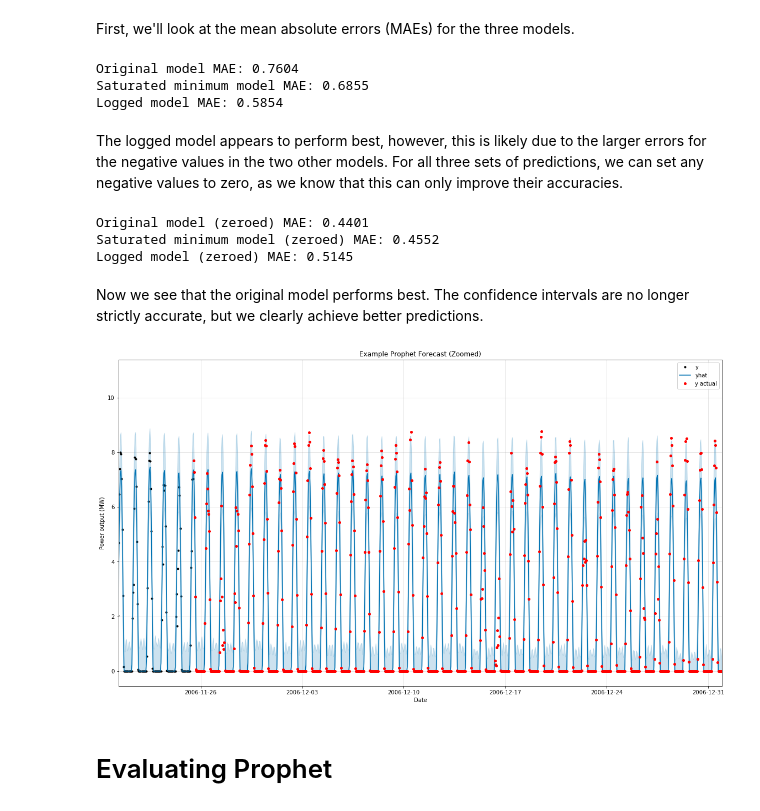
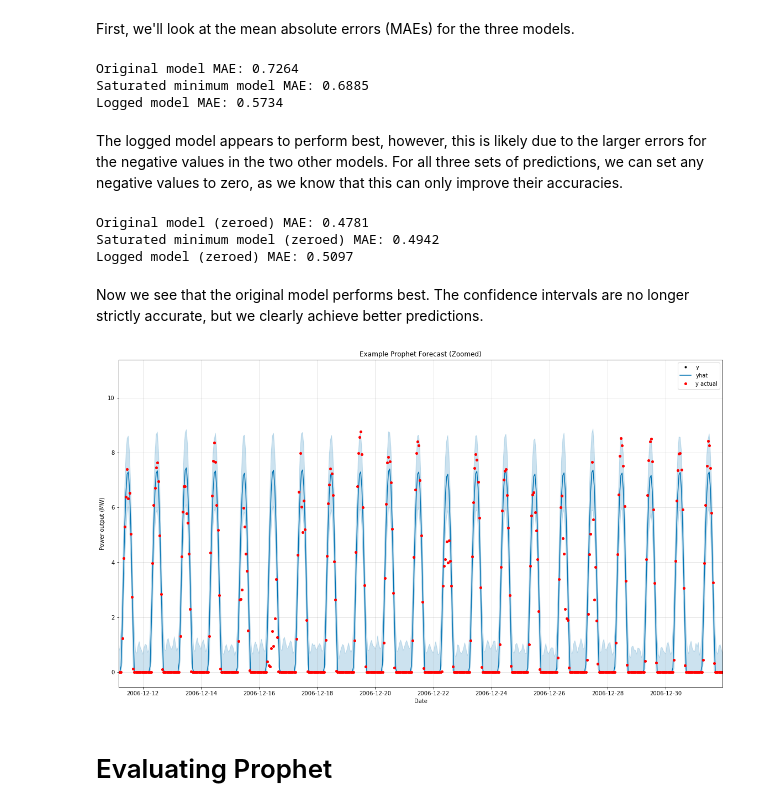
Before and after one commit to AidanCooper/forecasting, a Jupyter notebook: Prophet/california-solar-power.ipynb, the cells around one changed output. Cells and saved outputs as stored; diff of their text form; code cells hidden in the pictures.

```diff
--- a/Prophet/california-solar-power.ipynb
+++ b/Prophet/california-solar-power.ipynb
@@ -62,5 +62,5 @@ We'll train on the initial 90% of the data and test on the final 10%. We start b
 # %%
-train_length = int(len(df_ex)*0.9)
+train_length = len(df_ex) - 500
 # %% [markdown]
 ## Model 1 - Prophet Default
 # %% [markdown]
@@ -193,7 +193,6 @@ df_log.iloc[10:15]
 | 14 | 2006-01-01 14:00:00 | 1.257514 |
 # %%
 m_log = Prophet()
-train_length = int(len(df_log)*0.9)
 
 tic = time()
 m_log.fit(df_log[:train_length])
@@ -254,9 +255,9 @@ print("Saturated minimum model MAE: {:.4f}".format(
 print("Logged model MAE: {:.4f}".format(
       np.mean(np.abs(forecast_log.loc[forecast_log['training'] == 0, 'y']-forecast_log.loc[forecast_log['training'] == 0, 'yhat']))))
 # %% [output]
-Original model MAE: 0.7604
-Saturated minimum model MAE: 0.6855
-Logged model MAE: 0.5854
+Original model MAE: 0.7264
+Saturated minimum model MAE: 0.6885
+Logged model MAE: 0.5734
 # %% [markdown]
 The logged model appears to perform best, however, this is likely due to the larger errors for the negative values in the two other models. For all three sets of predictions, we can set any negative values to zero, as we know that this can only improve their accuracies.
 # %%
@@ -272,21 +273,21 @@ print("Saturated minimum model (zeroed) MAE: {:.4f}".format(
 print("Logged model (zeroed) MAE: {:.4f}".format(
       np.mean(np.abs(forecasts[2].loc[forecasts[2]['training'] == 0, 'y']-forecasts[2].loc[forecasts[2]['training'] == 0, 'yhat']))))
 # %% [output]
-Original model (zeroed) MAE: 0.4401
-Saturated minimum model (zeroed) MAE: 0.4552
-Logged model (zeroed) MAE: 0.5145
+Original model (zeroed) MAE: 0.4781
+Saturated minimum model (zeroed) MAE: 0.4942
+Logged model (zeroed) MAE: 0.5097
 # %% [markdown]
 Now we see that the original model performs best. The confidence intervals are no longer strictly accurate, but we clearly achieve better predictions.
 # %%
 fig, ax = plt.subplots(figsize=(16, 9))
 m.plot(forecasts[0], ax=ax, xlabel='Date', ylabel='Power output (MW)')
 ax.plot_date(forecasts[0].loc[forecast['training'] == 0, 'ds'], forecasts[0].loc[forecasts[0]['training'] == 0, 'y'],
              c='r', markersize=4, label='y actual')
 ax.set_title('Example Prophet Forecast (Zoomed)')
 ax.legend()
-ax.set_xlim(forecasts[0]['ds'].iloc[-1000], forecasts[0]['ds'].iloc[-1]);
+ax.set_xlim(forecasts[0]['ds'].iloc[-500], forecasts[0]['ds'].iloc[-1]);
 # %% [output]
-[figure, old version]
+[figure, new version]
 # %% [markdown]
 # Evaluating Prophet
 # %% [markdown]
```
Also changed, not shown: parts of 19 cells of this notebook, 6 other files.
